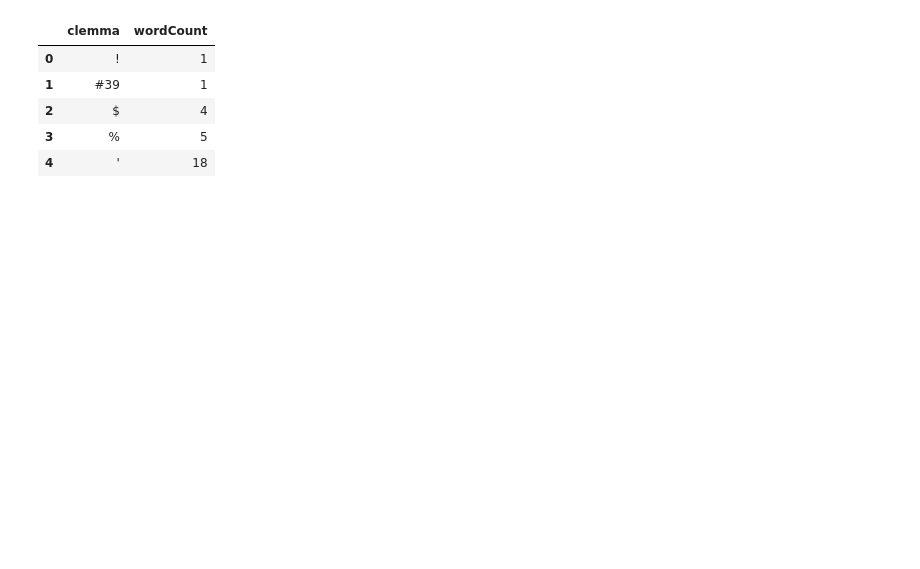
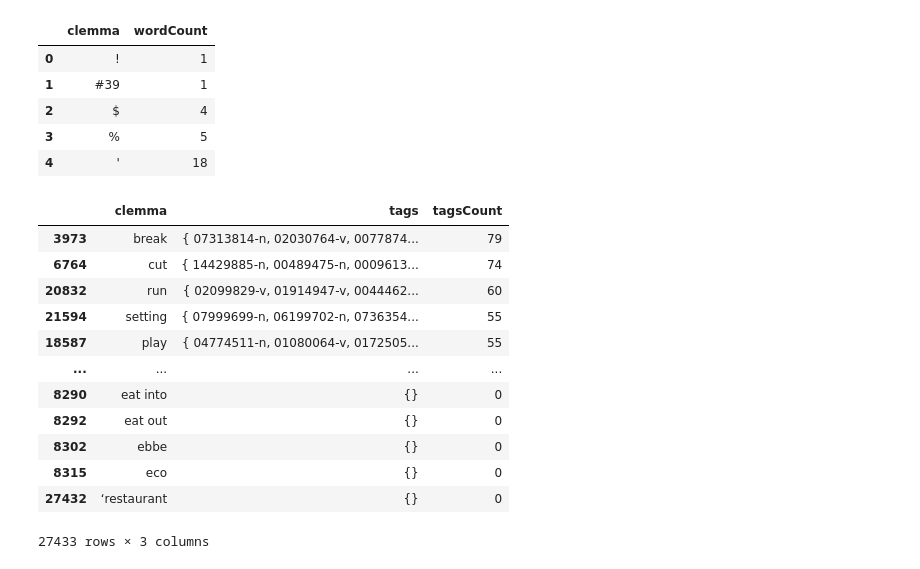
Before and after one commit to agoraoptera/FYP-Entropy, a Jupyter notebook: entropyREAL.ipynb, the cells around one changed output. Cells and saved outputs as stored; diff of their text form; code cells hidden in the pictures; blank space fills up the shorter version.

```diff
--- a/entropyREAL.ipynb
+++ b/entropyREAL.ipynb
@@ -87,28 +72,35 @@ allWordCounts = db.groupby(['clemma']).size()
 # %%
 
 wordsDB = pd.merge(wordsDB,numWords, on="clemma")
 wordsDB = wordsDB.drop_duplicates()
+# wordsDB.head(10)
 def stringToList(string):
     if string == None:
         return []
     else:
         return string.split(';')
 
 wordsDB['tags'] = wordsDB.apply(lambda x : stringToList(x['tags']), axis =1  )
 
-def applyGrammarTags(list_of_tags):
-    if list_of_tags != []:
-        pass
-    else:
-        list_of_tags.append('w')
-        list_of_tags.append('x')
-        list_of_tags.append('pers')
-    return list_of_tags
-
-wordsDB['tags'] = wordsDB.apply(lambda x: applyGrammarTags(x['tags']), axis = 1)
-
-a = wordsDB.groupby(['clemma']).agg({'tags': "sum"})
+wordsDB
+a= wordsDB.groupby(['clemma']).agg({'tags': "sum"})
 a.reset_index(level=0, inplace=True)
 a['tags'] = a.apply(lambda r: set(r['tags']), axis = 1)
 a['tagsCount'] = a.apply(lambda r: len(r['tags']), axis = 1)
-a = a.sort_values(['tagsCount'], ascending = False )
+a = a .sort_values(['tagsCount'], ascending = False )
+a
+print("Done!")
+# %% [output]
+|  | clemma | tags | tagsCount |
+| 3973 | break | { 07313814-n, 02030764-v, 0077874... | 79 |
+| 6764 | cut | { 14429885-n, 00489475-n, 0009613... | 74 |
+| 20832 | run | { 02099829-v, 01914947-v, 0044462... | 60 |
+| 21594 | setting | { 07999699-n, 06199702-n, 0736354... | 55 |
+| 18587 | play | { 04774511-n, 01080064-v, 0172505... | 55 |
+| ... | ... | ... | ... |
+| 8290 | eat into | {} | 0 |
+| 8292 | eat out | {} | 0 |
+| 8302 | ebbe | {} | 0 |
+| 8315 | eco | {} | 0 |
+| 27432 | ‘restaurant | {} | 0 |
+27433 rows × 3 columns
```
Also changed, not shown: parts of 12 cells of this notebook.
